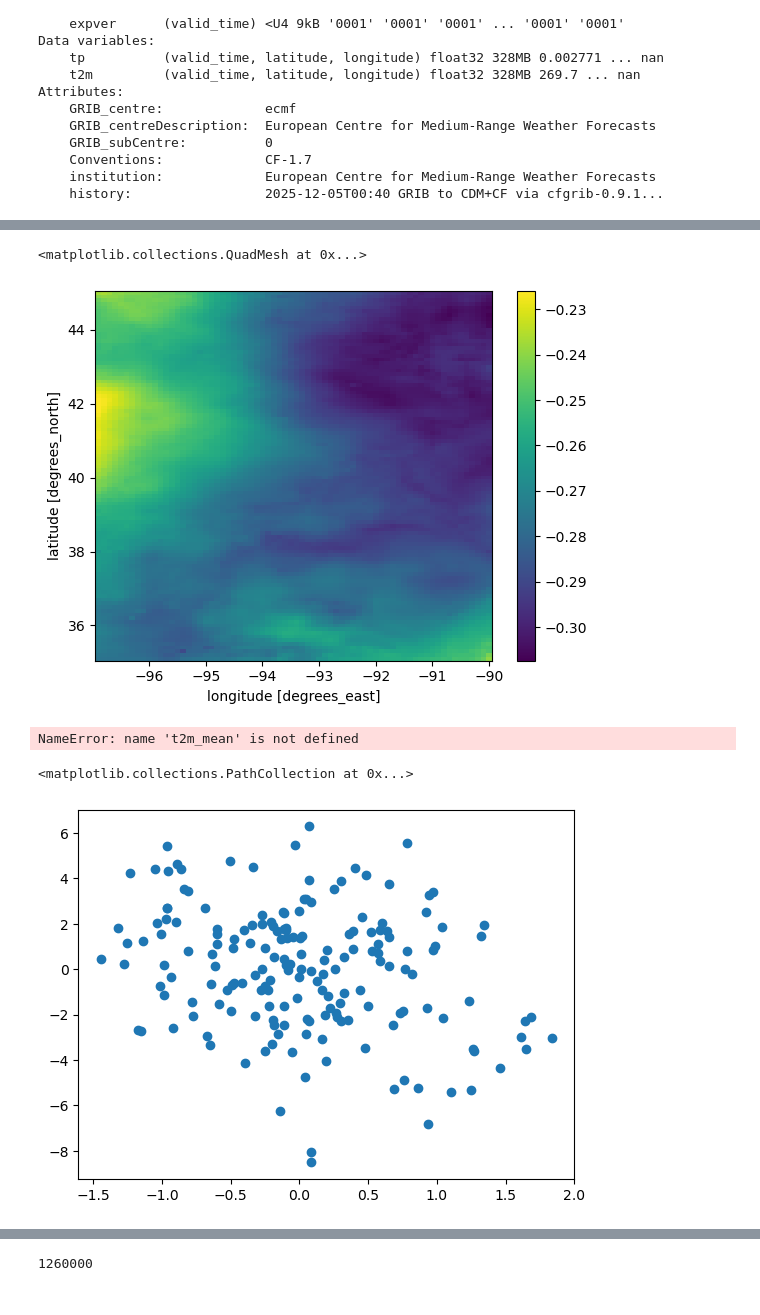
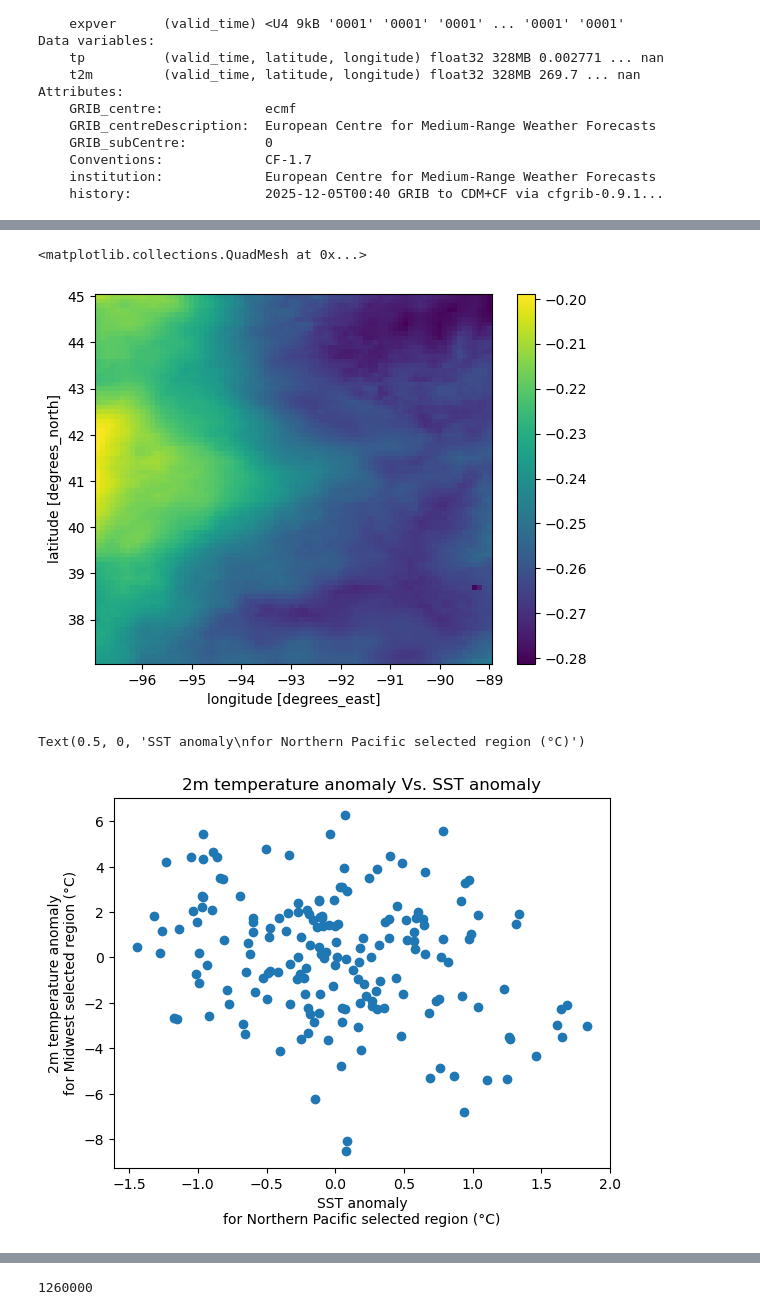
Before and after one commit to ptrierweiler/ATMS-523-Module-8, a Jupyter notebook: trierweiler_project.ipynb, the cells around one changed output, grey strips where cells are left out. Cells and saved outputs as stored; diff of their text form; code cells hidden in the pictures.

```diff
--- a/trierweiler_project.ipynb
+++ b/trierweiler_project.ipynb
@@ -12,3 +16,6 @@ from matplotlib.patches import Rectangle
+# %%
+# setting parameters
+winter_months = [11,12,1,2]
 # %% [markdown]
 ### Downloading ERA5 sea surface temperature data from Copernicus using CDSAPI
 # %%
@@ -163,6 +171,7 @@ detr['sst'].mean(dim=('latitude','longitude')).plot()
 anom, z = monthly_anom_and_z(detr, time_dim="valid_time")
 # %%
-# creating sea surface anomaly data array and preparing data array
+# creating sea surface anomaly data arra yand preparing data array
 anom_sst = anom['sst']
 anom_sst = anom_sst.rename({"valid_time": "time"})
-anom_sst_winter = anom_sst.where(anom_sst['time'].dt.month.isin([11,12,1,2]), drop=True)
+# selecting winter months
+anom_sst_winter = anom_sst.where(anom_sst['time'].dt.month.isin(winter_months), drop=True)
@@ -342,5 +366,8 @@ anom_us, z_us = monthly_anom_and_z(detr_us, time_dim="valid_time")
 # %%
 z_t2m = z_us['t2m']
+anom_t2m = anom_us['t2m']
 z_t2m = z_t2m.rename({"valid_time": "time"})
-z_t2m_win = z_t2m.sel(time=z_t2m.time.dt.month.isin([11,12,1,2]))
+anom_t2m = anom_t2m.rename({"valid_time": "time"})
+z_t2m_winter = z_t2m.sel(time=z_t2m.time.dt.month.isin(winter_months))
+anom_t2m_winter = anom_t2m.sel(time=anom_t2m.time.dt.month.isin(winter_months))
 # %%
@@ -357,23 +401,20 @@ out_corr.plot()
 # %%
-out_corr.sel(latitude=slice(45,35),longitude=slice(-97,-90)).plot()
+out_corr.sel(latitude=slice(45,37),longitude=slice(-97,-89)).plot()
 # %% [output]
 <matplotlib.collections.QuadMesh at 0x...>
-[figure, old version]
+[figure, new version]
-# %%
-t2m_mean
-# %% [output]
-NameError: name 't2m_mean' is not defined
 # %%
-t2m_anom = anom_us['t2m']
-t2m_anom = t2m_anom.rename({"valid_time": "time"})
-t2m_anom_win = t2m_anom.sel(time=t2m_anom.time.dt.month.isin([11,12,1,2]))
-t2m_anom_sub = t2m_anom_win.sel(latitude=slice(45,35),longitude=slice(-97,-90))
-sst_anom_sub = anom_sst_win.sel(longitude=slice(204,227),latitude=slice(52,41))
+# subsetting for the select areas
+t2m_anom_sub = anom_t2m_winter.sel(latitude=slice(45,35),longitude=slice(-97,-90))
+sst_anom_sub = anom_sst_winter.sel(longitude=slice(204,227),latitude=slice(52,41))
 sst_anom_sub = sst_anom_sub.where(sst_anom_sub.time.dt.year != 2012, drop=True)
 # %%
 sst_mean = sst_anom_sub.mean(dim=['latitude','longitude'])
 t2m_mean = t2m_anom_sub.mean(dim=['latitude','longitude'])
 plt.scatter(sst_mean,t2m_mean)
+plt.title("2m temperature anomaly Vs. SST anomaly")
+plt.ylabel('2m temperature anomaly\nfor Midwest selected region (°C)')
+plt.xlabel('SST anomaly\nfor Northern Pacific selected region (°C)')
 # %% [output]
-<matplotlib.collections.PathCollection at 0x...>
+Text(0.5, 0, 'SST anomaly\nfor Northern Pacific selected region (°C)')
-[figure, old version]
+[figure, new version]
```
Also changed, not shown: parts of 24 cells of this notebook.
